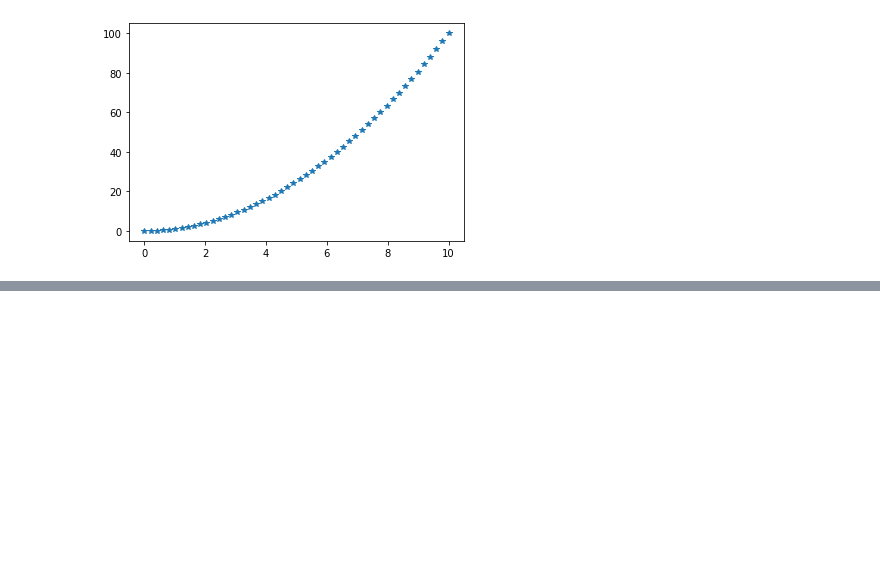
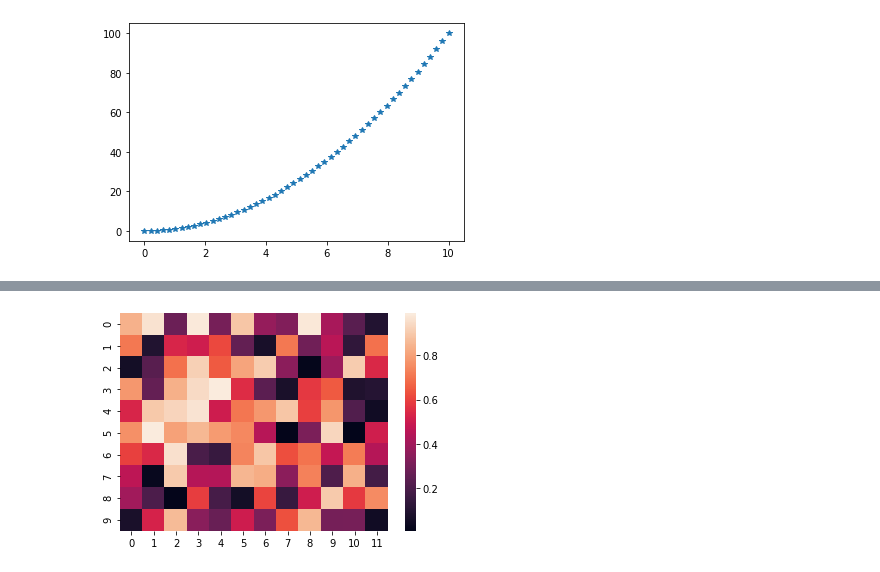
Before and after one commit to Debdeep-Goswami/Python3, a Jupyter notebook: PythonBasicDataTypes.ipynb, the cells around one changed output, grey strips where cells are left out. Drawn from its saved outputs; the diff is of its cells as text; code cells hidden in the pictures; blank space fills up the shorter version.

```diff
--- a/PythonBasicDataTypes.ipynb
+++ b/PythonBasicDataTypes.ipynb
@@ -689,0 +752,4 @@ plt.plot(x,y,'*')
+# %%
+ax=sns.heatmap(uniform_data)
+# %% [output]
+[figure, added]
```
Also changed, not shown: parts of 10 cells of this notebook.
